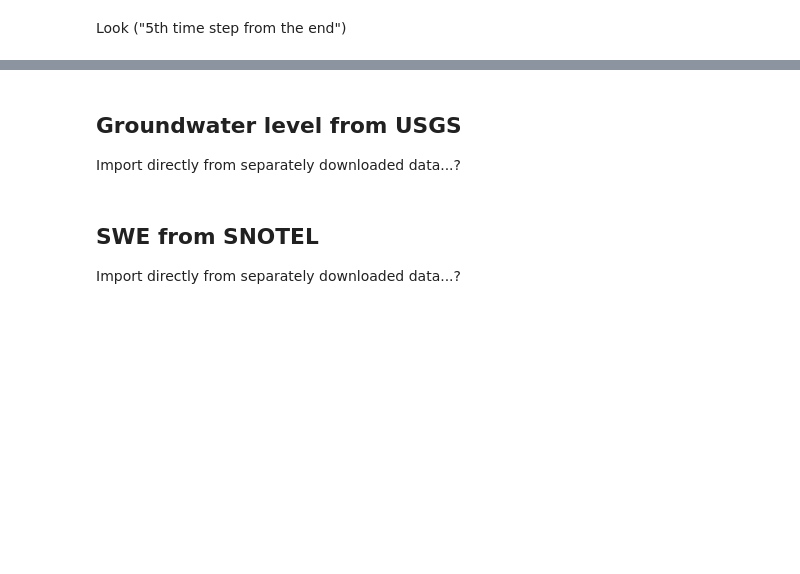
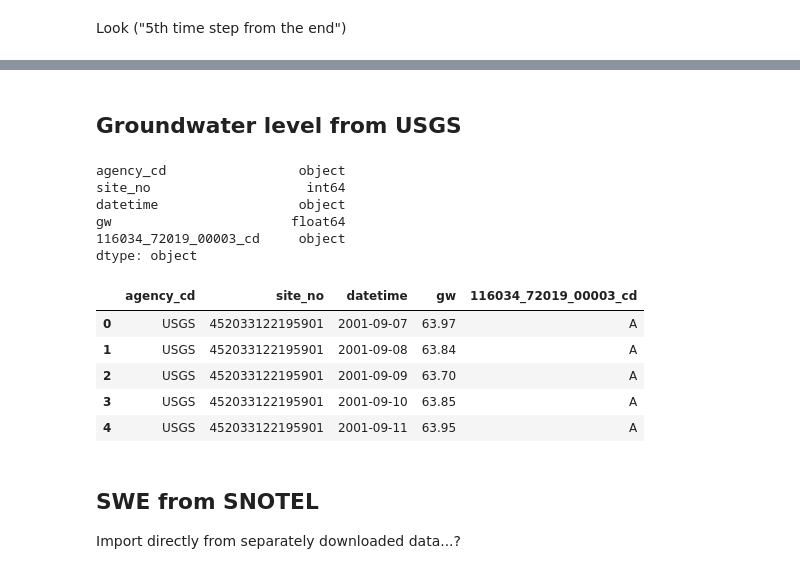
Before and after one commit to waterhackweek/whw2020_snowgw, a Jupyter notebook: mashup_snowGW.ipynb, the cells around one changed output, grey strips where cells are left out. Cells and saved outputs as stored; diff of their text form; code cells hidden in the pictures; blank space fills up the shorter version.

```diff
--- a/mashup_snowGW.ipynb
+++ b/mashup_snowGW.ipynb
@@ -367,7 +579,27 @@ From Emilio's code
 # %% [markdown]
 ## Groundwater level from USGS
-
-Import directly from separately downloaded data...?
+# %%
+sb_gw = pd.read_csv("data/ORgw.csv")
+# %%
+sb_gw.rename(columns={'116034_72019_00003': 'gw'}, inplace=True)
+# %%
+sb_gw.dtypes
+# %% [output]
+agency_cd                 object
+site_no                    int64
+datetime                  object
+gw                       float64
+116034_72019_00003_cd     object
+dtype: object
+# %%
+sb_gw.head()
+# %% [output]
+|  | agency_cd | site_no | datetime | gw | 116034_72019_00003_cd |
+| 0 | USGS | 452033122195901 | 2001-09-07 | 63.97 | A |
+| 1 | USGS | 452033122195901 | 2001-09-08 | 63.84 | A |
+| 2 | USGS | 452033122195901 | 2001-09-09 | 63.70 | A |
+| 3 | USGS | 452033122195901 | 2001-09-10 | 63.85 | A |
+| 4 | USGS | 452033122195901 | 2001-09-11 | 63.95 | A |
 # %% [markdown]
 ## SWE from SNOTEL
 
```
Also changed, not shown: parts of 54 cells of this notebook.
